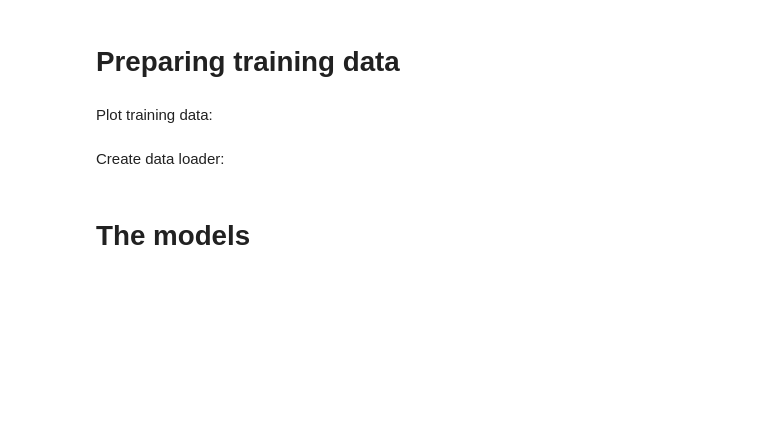
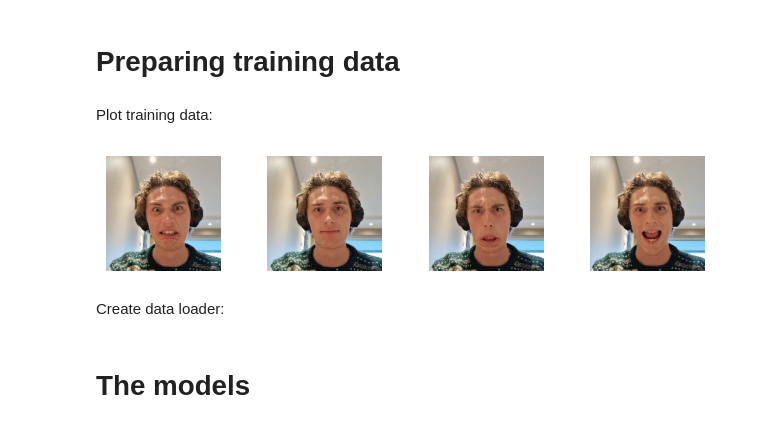
Before and after one commit to vetlemangrud/gangrud, a Jupyter notebook: gan.ipynb, the cells around one changed output. Cells and saved outputs as stored; diff of their text form; code cells hidden in the pictures; blank space fills up the shorter version.

```diff
--- a/gan.ipynb
+++ b/gan.ipynb
@@ -7,3 +27,6 @@ import matplotlib.pyplot as plt
+# %%
+IMAGE_SIZE = 180
+IMAGE_CHANNELS = 3
 # %% [markdown]
 Set the random seed:
 # %%
@@ -24,2 +73,6 @@ train_set = [
+# %%
+transform = transforms.Compose([transforms.Resize(IMAGE_SIZE)])
+# %%
+dataset = VetleDataset(635, "assets/frames/", transform=transform)
 # %% [markdown]
 Plot training data:
@@ -28,3 +79,14 @@ plt.plot(train_data[:, 0], train_data[:, 1], ".")
+# %%
+fig = plt.figure()
+for plot_idx, dataset_idx  in enumerate(torch.randint(len(dataset), (4,))):
+    sub = plt.subplot(1, 4, plot_idx+1)
+    plt.tight_layout()
+    sub.axis('off')
+    image = dataset[dataset_idx.item()][0].permute(1,2,0)
+    plt.imshow(image)
+fig.show()
+# %% [output]
+[figure, added]
 # %% [markdown]
 Create data loader:
 # %%
```
Also changed, not shown: parts of 12 cells of this notebook, 1 other file.
